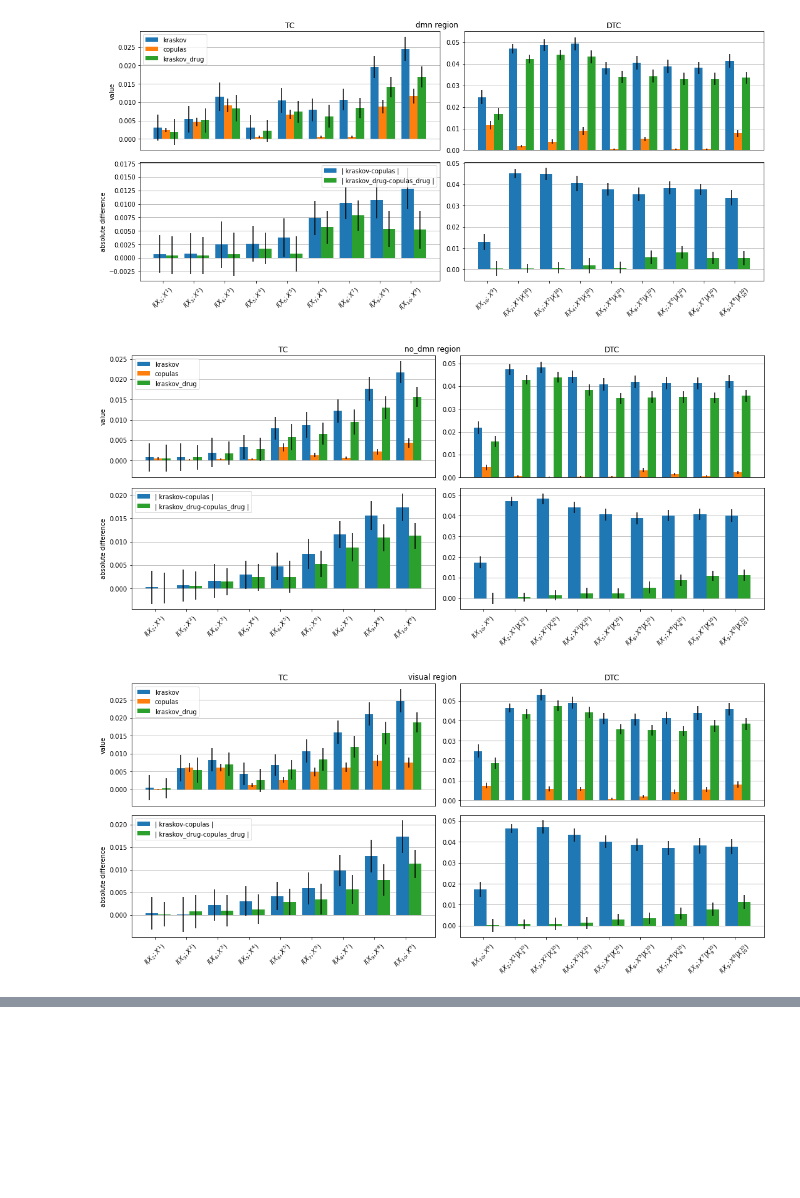
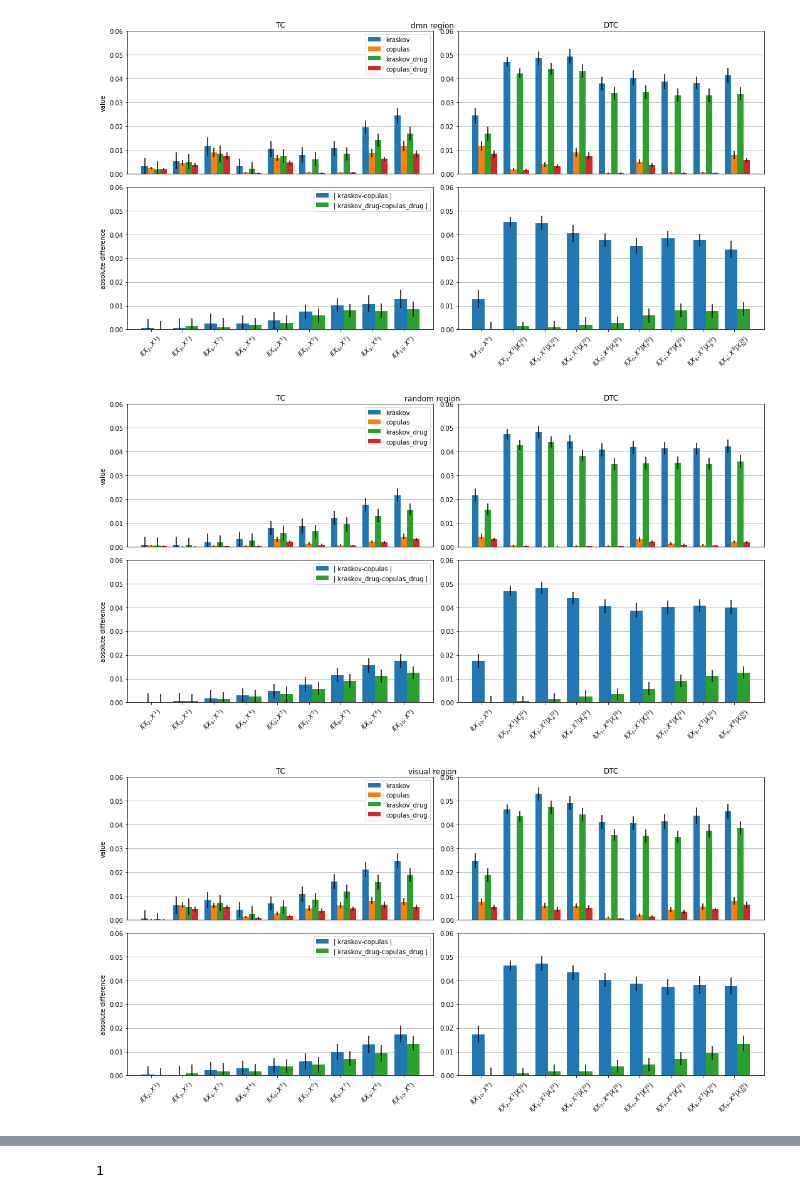
Before and after one commit to cjotade/whole-brain, a Jupyter notebook: src/MI_analysis_terms_DMF.ipynb, the cells around one changed output, grey strips where cells are left out. Cells and saved outputs as stored; diff of their text form; code cells hidden in the pictures; blank space fills up the shorter version.

Commit message:
adding plot sort by regions

```diff
--- a/src/MI_analysis_terms_DMF.ipynb
+++ b/src/MI_analysis_terms_DMF.ipynb
@@ -53,14 +60,13 @@ def barPosition(var, n_vars):
     else:
         return ((var-n_vars/2)/n_vars)*width*separation-width/(2*n_vars)
 # %%
-barwidth = 0.8/3
-for i, region in enumerate(["dmn", "no_dmn", "visual"]):
+barwidth = 0.8/4
+for i, region in enumerate(["dmn", "random", "visual", "4Ldmn"]):
     # Retrieve Data
     kraskov_data = kraskov[f"kraskov_{region}"]
     kraskov_drug_data = kraskov[f"kraskov_{region}_drug"]
     copulas_data = copulas[f"copulas_{region}"]
-    #copulas_drug_data = copulas[f"copulas_{region}_drug"]
-    copulas_drug_data = copulas[f"copulas_{region}"]
+    copulas_drug_data = copulas[f"copulas_{region}_drug"]
 
     # Kraskov TC/DTC
     kraskov_TC, kraskov_DTC = kraskov_data["TC_list"], kraskov_data["DTC_list"]
@@ -82,57 +88,59 @@ for i, region in enumerate(["dmn", "no_dmn", "visual"]):
     DTC_comp_drug = abs(kraskov_drug_TC - copulas_drug_TC)
 
     # Figure
-    fig, ax = plt.subplots(2, 2, figsize=(15,7))
+    fig, ax = plt.subplots(2, 2, figsize=(15,8))
 
     # Real vs Methods
     # TC
-    ax[0, 0].bar(np.arange(len(kraskov_TC))+barPosition(1, 3), kraskov_TC, yerr=kraskov_TC_std, width=barwidth, label="kraskov", zorder=3, color="C0")
-    ax[0, 0].bar(np.arange(len(copulas_TC))+barPosition(2, 3), copulas_TC, yerr=copulas_TC_std, width=barwidth, label="copulas", zorder=3, color="C1")
-    ax[0, 0].bar(np.arange(len(kraskov_drug_TC))+barPosition(3, 3), kraskov_drug_TC, yerr=kraskov_drug_TC_std, width=barwidth, label="kraskov_drug", zorder=3, color="C2")
+    ax[0, 0].bar(np.arange(len(kraskov_TC))+barPosition(1, 4), kraskov_TC, yerr=kraskov_TC_std, width=barwidth, label="kraskov", zorder=3, color="C0")
+    ax[0, 0].bar(np.arange(len(copulas_TC))+barPosition(2, 4), copulas_TC, yerr=copulas_TC_std, width=barwidth, label="copulas", zorder=3, color="C1")
+    ax[0, 0].bar(np.arange(len(kraskov_drug_TC))+barPosition(3, 4), kraskov_drug_TC, yerr=kraskov_drug_TC_std, width=barwidth, label="kraskov_drug", zorder=3, color="C2")
+    ax[0, 0].bar(np.arange(len(copulas_drug_TC))+barPosition(4, 4), copulas_drug_TC, yerr=copulas_drug_TC_std, width=barwidth, label="copulas_drug", zorder=3, color="C3")
     ax[0, 0].grid(axis='y')
     ax[0, 0].legend()
     ax[0, 0].set_xticks([])
     ax[0, 0].set_ylabel("value")
     ax[0, 0].set_title("TC")
-    #ax[0, 0].set_ylim([0, 13])
+    ax[0, 0].set_ylim([0, 0.06])
     # DTC
-    ax[0, 1].bar(np.arange(len(kraskov_DTC))+barPosition(1, 3), kraskov_DTC, yerr=kraskov_DTC_std, width=barwidth, label="kraskov", zorder=3)
-    ax[0, 1].bar(np.arange(len(copulas_DTC))+barPosition(2, 3), copulas_DTC, yerr=copulas_DTC_std, width=barwidth, label="copulas", zorder=3)
-    ax[0, 1].bar(np.arange(len(kraskov_drug_DTC))+barPosition(3, 3), kraskov_drug_DTC, yerr=kraskov_drug_DTC_std, width=barwidth, label="kraskov_drug", zorder=3)
+    ax[0, 1].bar(np.arange(len(kraskov_DTC))+barPosition(1, 4), kraskov_DTC, yerr=kraskov_DTC_std, width=barwidth, label="kraskov", zorder=3)
+    ax[0, 1].bar(np.arange(len(copulas_DTC))+barPosition(2, 4), copulas_DTC, yerr=copulas_DTC_std, width=barwidth, label="copulas", zorder=3)
+    ax[0, 1].bar(np.arange(len(kraskov_drug_DTC))+barPosition(3, 4), kraskov_drug_DTC, yerr=kraskov_drug_DTC_std, width=barwidth, label="kraskov_drug", zorder=3)
+    ax[0, 1].bar(np.arange(len(copulas_drug_DTC))+barPosition(4, 4), copulas_drug_DTC, yerr=copulas_drug_DTC_std, width=barwidth, label="copulas_drug", zorder=3)
     ax[0, 1].grid(axis='y')
     #ax[0, 1].legend()
     ax[0, 1].set_xticks([])
     ax[0, 1].set_title("DTC")
-    #ax[0, 1].set_ylim([0, 13])
+    ax[0, 1].set_ylim([0, 0.06])
 
     # Absolute difference vs methods
     # TC
     TC_labels = [r"$I(X_{}; X^{})$".format('{'+str(i+2)+'}','{'+str(i+1)+'}') for i in range(len(kraskov_TC))]
     ax[1, 0].bar(np.arange(len(TC_labels))+barPosition(1, 2), TC_comp, yerr=np.sqrt((kraskov_TC_std)**2 + (copulas_TC_std)**2), width=0.4, zorder=3, label="| kraskov-copulas |", color="C0")
     ax[1, 0].bar(np.arange(len(TC_labels))+barPosition(2, 2), TC_comp_drug, yerr=np.sqrt((kraskov_drug_TC_std)**2 + (copulas_drug_TC_std)**2), width=0.4, zorder=3, label="| kraskov_drug-copulas_drug |", color="C2")
     ax[1, 0].grid(axis='y')
     ax[1, 0].set_xticks(np.arange(len(TC_labels))+0.1)
     ax[1, 0].set_xticklabels(TC_labels, rotation=45)
     ax[1, 0].set_ylabel("absolute difference")
     ax[1, 0].legend()
-    #ax[1, 0].set_ylim([0, 1.1])
+    ax[1, 0].set_ylim([0, 0.06])
 
     # DTC
     DTC_labels =[r"$I(X_{}; X^{})$".format('{'+str(len(kraskov_TC)+1)+'}','{'+str(len(kraskov_TC))+'}')] + [r'$I(X_{}; X^{}|X^{}_{})$'.format('{'+str(i+2)+'}', i+1 ,'{'+str(len(kraskov_DTC)+1)+'}', '{'+str(i+3)+'}') for i in range(len(kraskov_DTC)-1)]
     ax[1, 1].bar(np.arange(len(DTC_labels))+barPosition(1, 2), DTC_comp, yerr=np.sqrt((kraskov_DTC_std)**2 + (copulas_DTC_std)**2), width=0.4, zorder=3, label="| kraskov-copulas |", color="C0")
     ax[1, 1].bar(np.arange(len(DTC_labels))+barPosition(2, 2), DTC_comp_drug, yerr=np.sqrt((kraskov_drug_DTC_std)**2 + (copulas_drug_DTC_std)**2), width=0.4, zorder=3, label="| kraskov_drug-copulas_drug |", color="C2")
     ax[1, 1].grid(axis='y')
     ax[1, 1].set_xticks(np.arange(len(DTC_labels))+0.1)
     ax[1, 1].set_xticklabels(DTC_labels, rotation=45)
     #ax[1, 1].legend()
-    #ax[1, 1].set_ylim([0, 1.1])
+    ax[1, 1].set_ylim([0, 0.06])
 
     plt.suptitle(f"{region} region")
 
     plt.tight_layout()
     plt.show()
-    #fig.savefig(f'./plots/barras/bars{i_gaussian}.pdf', dpi=500)
+    fig.savefig(f'../results/plots/bars/{region}.pdf', dpi=500)
 # %% [output]
-[figure, old version]
+[figure, new version]
-[figure, old version]
+[figure, new version]
-[figure, old version]
+[figure, new version]
@@ -138,0 +148,4 @@ for i, region in enumerate(["dmn", "no_dmn", "visual"]):
+# %%
+3 % 2
+# %% [output]
+1
```
Also changed, not shown: parts of 3 cells of this notebook.
